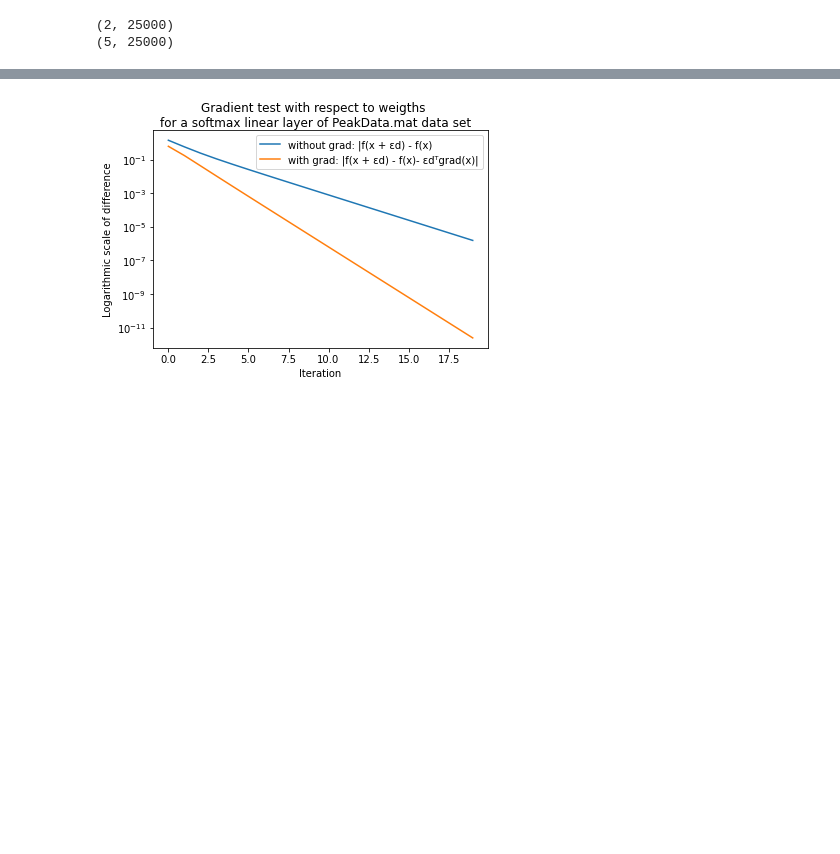
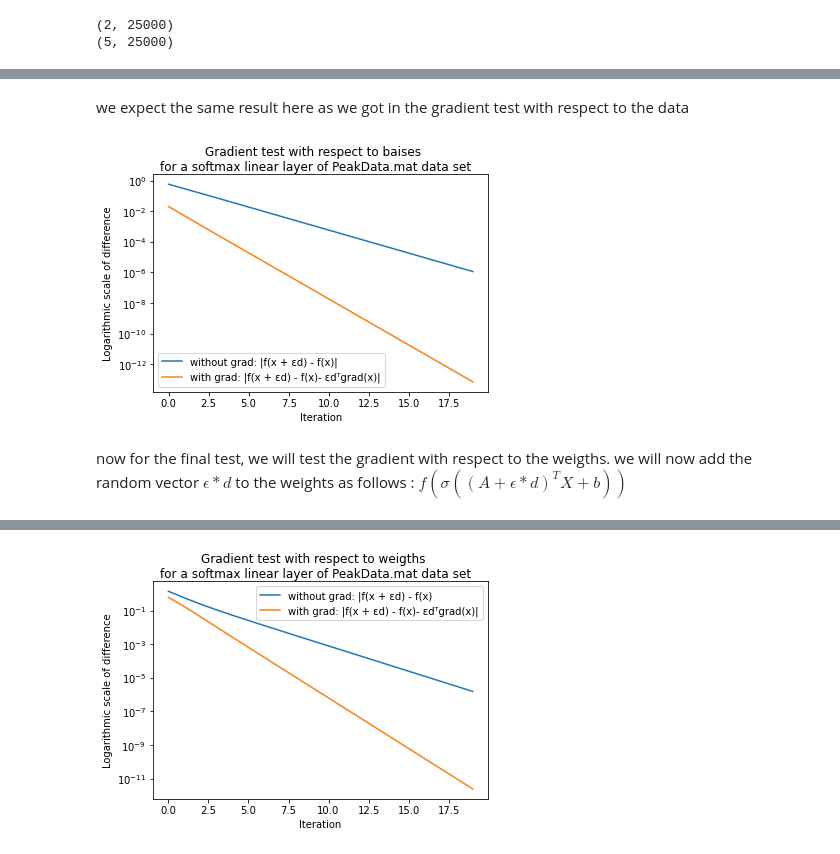
Before and after one commit to danikv/DeepLearningEx1, a Jupyter notebook: Ex1.ipynb, the cells around one changed output, grey strips where cells are left out. Cells and saved outputs as stored; diff of their text form; code cells hidden in the pictures; blank space fills up the shorter version.

```diff
--- a/Ex1.ipynb
+++ b/Ex1.ipynb
@@ -186,0 +132,34 @@ class linear_layer:
+# %%
+def gradient_test_with_respect_to_baises(loss, linear_layer, X, Y):
+    dim_out = Y.shape[0]
+    dim_in = X.shape[0]
+    d = create_random_vector(dim_out, 1)
+    without_gradient = []
+    with_gradient = []
+    for i in range(20):
+        e = np.power(0.5, i)
+        vec = e * d
+        predictions = linear_layer(X)
+        predictions_d = linear_layer.activate_with_biases_change(vec, X)
+        diff_f = loss(Y, predictions_d) - loss(Y, predictions)
+        without_gradient.append(np.abs(diff_f))
+        _, grad_baises, _ = linear_layer.gradient(X, Y, predictions - Y)
+        with_gradient.append(np.abs(diff_f - vec.T.dot(grad_baises).reshape(1)))
+    return without_gradient, with_gradient
+# %% [markdown]
+we expect the same result here as we got in the gradient test with respect to the data
+# %%
+without_grad, with_grad = gradient_test_with_respect_to_baises(cross_entropy_loss, linear_layer(2,5, softmax()),
+                                                               X[:, 0].reshape(2,1), Y[:, 0].reshape(5,1))
+plt.suptitle('Gradient test with respect to baises \nfor a softmax linear layer of PeakData.mat data set')
+plt.plot(without_grad, label='without grad: |f(x + \u03B5d) - f(x)|')
+plt.plot(with_grad, label='with grad: |f(x + \u03B5d) - f(x)- \u03B5dᵀgrad(x)|')
+plt.yscale('log')
+plt.xlabel('Iteration')
+plt.ylabel('Logarithmic scale of difference')
+plt.legend()
+plt.show()
+# %% [output]
+[figure, added]
+# %% [markdown]
+now for the final test, we will test the gradient with respect to the weigths. we will now add the random vector $ \epsilon * d $ to the weights as follows : $ f(\sigma((A+\epsilon * d)^TX + b)) $
```
Also changed, not shown: parts of 45 cells of this notebook.
